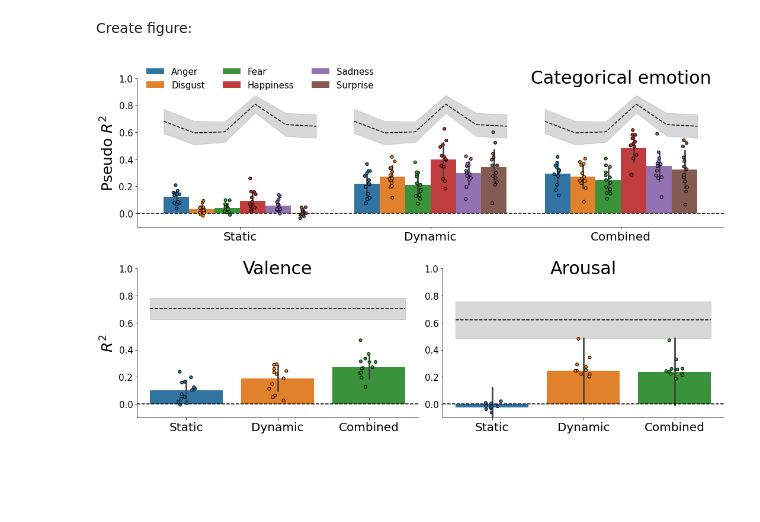
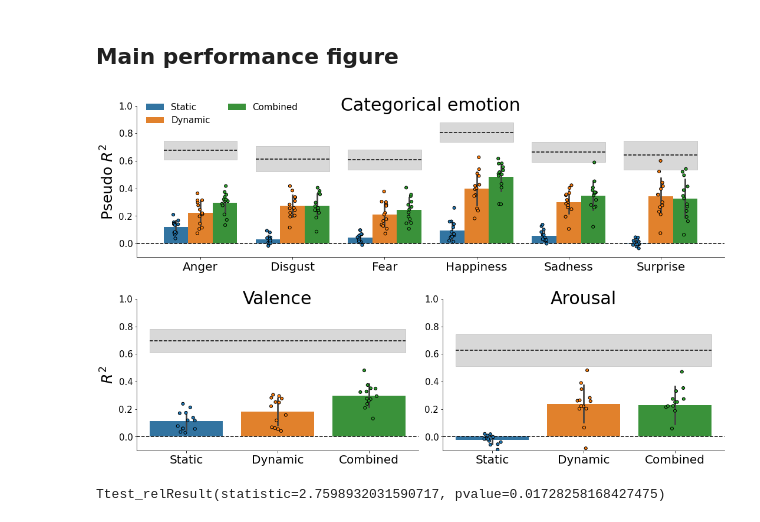
Before and after one commit to lukassnoek/static-vs-dynamic, a Jupyter notebook: notebooks/performance.ipynb, the cells around one changed output. Cells and saved outputs as stored; diff of their text form; code cells hidden in the pictures; blank space fills up the shorter version.

```diff
--- a/notebooks/performance.ipynb
+++ b/notebooks/performance.ipynb
@@ -40,0 +87,18 @@ df_circ['type'] = ['combined' if '+' in row['feature_set'] else
+# %%
+significance_circ = {'sub': [], 'type': [], 'target': [], 'p_val': []}
+for target in ['valence', 'arousal']:
+    df_circ_perm = pd.read_csv(f'../results/validation/target-{target}_permutationscores.tsv', sep='\t', index_col=0)
+    df_circ_perm['type'] = [fs2type[fs] for fs in df_circ_perm['feature_set']]
+    for sub in df_emo['sub'].unique():
+        for tpe in fs2type.values():
+            score = df_circ.query("sub == @sub & type == @tpe & target == @target").iloc[0, :].loc['score']
+            these_perms = df_circ_perm.query("sub == @sub & type == @tpe")['score'].to_numpy()
+            p = ((score <= these_perms).sum() + 1) / (these_perms.size + 1)
+            significance_circ['sub'].append(sub)
+            significance_circ['type'].append(tpe)
+            significance_circ['target'].append(target)
+            significance_circ['p_val'].append(p)
+
+significance_circ = pd.DataFrame(significance_circ)
+significance_circ['sig'] = significance_circ['p_val'] < alpha
+significance_circ.groupby(['type', 'target'])['sig'].sum()
@@ -112,5 +219,5 @@ IndexError: index 2 is out of bounds for axis 1 with size 2
 # %% [markdown]
-Create figure:
+## Main performance figure
 # %%
 import matplotlib as mpl
 mpl.rcParams['ytick.labelsize'] = 15
@@ -119,19 +226,19 @@ fig = plt.figure(figsize=(15, 9))
 gs = fig.add_gridspec(2, 2)
 ax = fig.add_subplot(gs[0, :])
 ax = sns.barplot(
-    x='type', y='score', hue='emotion', data=df_emo,
-    ci='sd', ax=ax, order=['static', 'dynamic', 'combined']
+    x='emotion', y='score', hue='type', data=df_emo,
+    ci='sd', ax=ax, hue_order=['static', 'dynamic', 'combined']
 )
 handles = ax.get_legend().legendHandles
 
 ax = sns.stripplot(
-    x='type', y='score', hue='emotion', data=df_emo,
-    order=['static', 'dynamic', 'combined'], ax=ax,
+    x='emotion', y='score', hue='type', data=df_emo,
+    hue_order=['static', 'dynamic', 'combined'], ax=ax,
     dodge=True, jitter=True, edgecolor='black', linewidth=1
 )
-ax.legend(handles, emotions, frameon=False,
-          loc=[0.01, 0.9], fontsize=15, ncol=3)
-ax.set_xticklabels(['Static', 'Dynamic', 'Combined'], fontsize=20)
+ax.legend(handles, ['Static', 'Dynamic', 'Combined'], frameon=False,
+          loc=[0.01, 0.85], fontsize=15, ncol=2)
+ax.set_xticklabels(emotions, fontsize=20)
 
 # noise ceilings
 nc = pd.read_csv('../results/target-emotion_noiseceilings.tsv', sep='\t')
@@ -141,19 +248,20 @@ nc['type'] = ['combined' if '+' in row['feature_space'] else
 nc_av = nc.groupby('type').mean().drop('sub', axis=1)
 nc_std = nc.groupby('type').std().drop('sub', axis=1)
 
-for xt, idx in zip(ax.get_xticks(), ['dynamic', 'dynamic', 'combined']):
-    this_nc_av = nc_av.loc[idx, :].to_numpy()
-    this_nc_std = nc_std.loc[idx, :].to_numpy()
-    xs = np.linspace(xt - 0.4, xt + 0.4, 6)
+for xt, idx in zip(ax.get_xticks(), nc_av.columns):
+    this_nc_av = np.array([nc_av.loc['combined', idx]] * 3)
+    this_nc_std = np.array([nc_std.loc['combined', idx]] * 3)
+    xs = np.linspace(xt - 0.4, xt + 0.4, 3)
     ax.plot(xs, this_nc_av, ls='--', c='k')
     plt.fill_between(xs,
                      this_nc_av + this_nc_std,
                      this_nc_av - this_nc_std,
                      color='gray', alpha=0.3)
-ax.set_ylim(-0.1, 1)
+
+ax.set_ylim(-.1, 1)
 ax.axhline(chance_level, ls='--', c='k')
 ax.set_xlabel('')
-ax.text(2, 1, 'Categorical emotion', va='center', ha='center', fontsize=30)
+ax.text(2.5, 1, 'Categorical emotion', va='center', ha='center', fontsize=30)
 ax.set_ylabel(r'Pseudo $R^2$', fontsize=25)
 
 # VALENCE/AROUSAL
@@ -167,38 +275,44 @@ for i, t in enumerate(['valence', 'arousal']):
     ax = fig.add_subplot(gs[1, i])
     dat = df_circ.query("target == @t")
     ax = sns.barplot(order=['static', 'dynamic', 'combined'],
-                     data=dat, x='type', y='score', ci='sd', ax=ax, estimator=np.median)
+                     data=dat, x='type', y='score', ci='sd', ax=ax)
     ax = sns.stripplot(order=['static', 'dynamic', 'combined'],
                        data=dat, x='type', y='score', ax=ax,
                        dodge=True, jitter=True, edgecolor='black', linewidth=1)
 
     ax.set_xlabel('')
-    ax.set_ylim(-0.1, 1)
+    ax.set_ylim(-.1, 1)
     ax.axhline(chance_level, ls='--', c='k')
 
     if i == 1:
         ax.set_ylabel('')
     else:
         ax.set_ylabel(r"$R^2$", fontsize=25)
 
     ax.text(1, 1, t.capitalize(), fontsize=30, va='center', ha='center')
 
-    #for xt, idx in zip(ax.get_xticks(), ['dynamic', 'dynamic', 'combined']):
-    this_nc_av = nc_av.loc[idx, t]
-    this_nc_std = nc_std.loc[idx, t]
+    this_nc_av = nc_av.loc['combined', t]
+    this_nc_std = nc_std.loc['combined', t]
     xs = [-0.4, 2.4]
     #xs = [xt - 0.4, xt + 0.4]
     ax.plot(xs, [this_nc_av, this_nc_av], ls='--', c='k')
     ax.fill_between(
         xs, this_nc_av + this_nc_std,
         this_nc_av - this_nc_std,
         color='gray', alpha=0.3)
 
     ax.set_xticklabels(['Static', 'Dynamic', 'Combined'], fontsize=20)
 
-
 sns.despine()
 fig.tight_layout(h_pad=3)
 fig.savefig('../figures/performance_barplot.png', dpi=200)
 # %% [output]
-[figure, old version]
+[figure, new version]
+# %%
+from scipy.stats import ttest_rel
+ttest_rel(
+    df_emo.query("emotion == 'happiness' & type == 'static'").score,
+    df_emo.query("emotion == 'sadness' & type == 'static'").score,
+)
+# %% [output]
+Ttest_relResult(statistic=2.7598932031590717, pvalue=0.01728258168427475)
```
Also changed, not shown: parts of 13 cells of this notebook, 5 other files.
